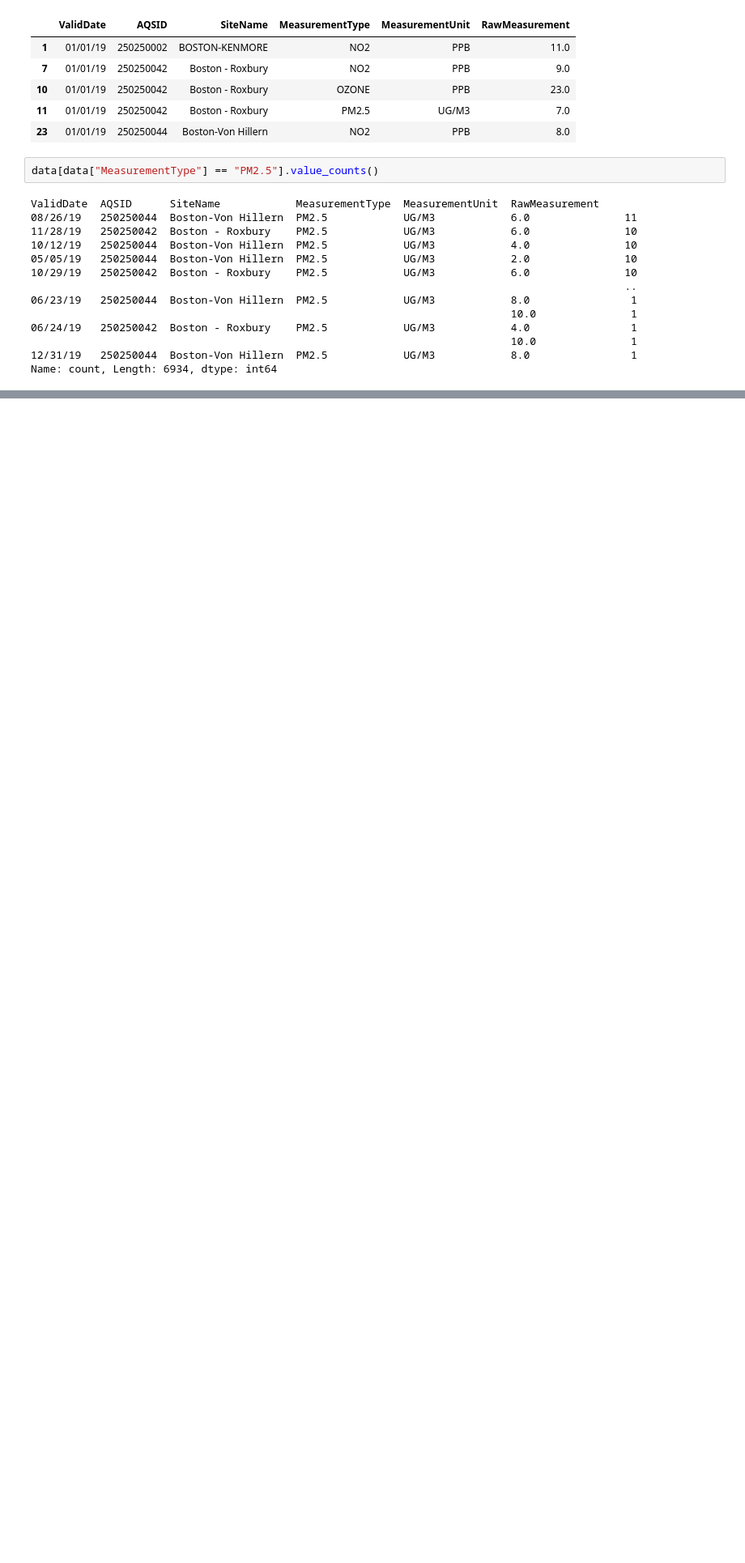
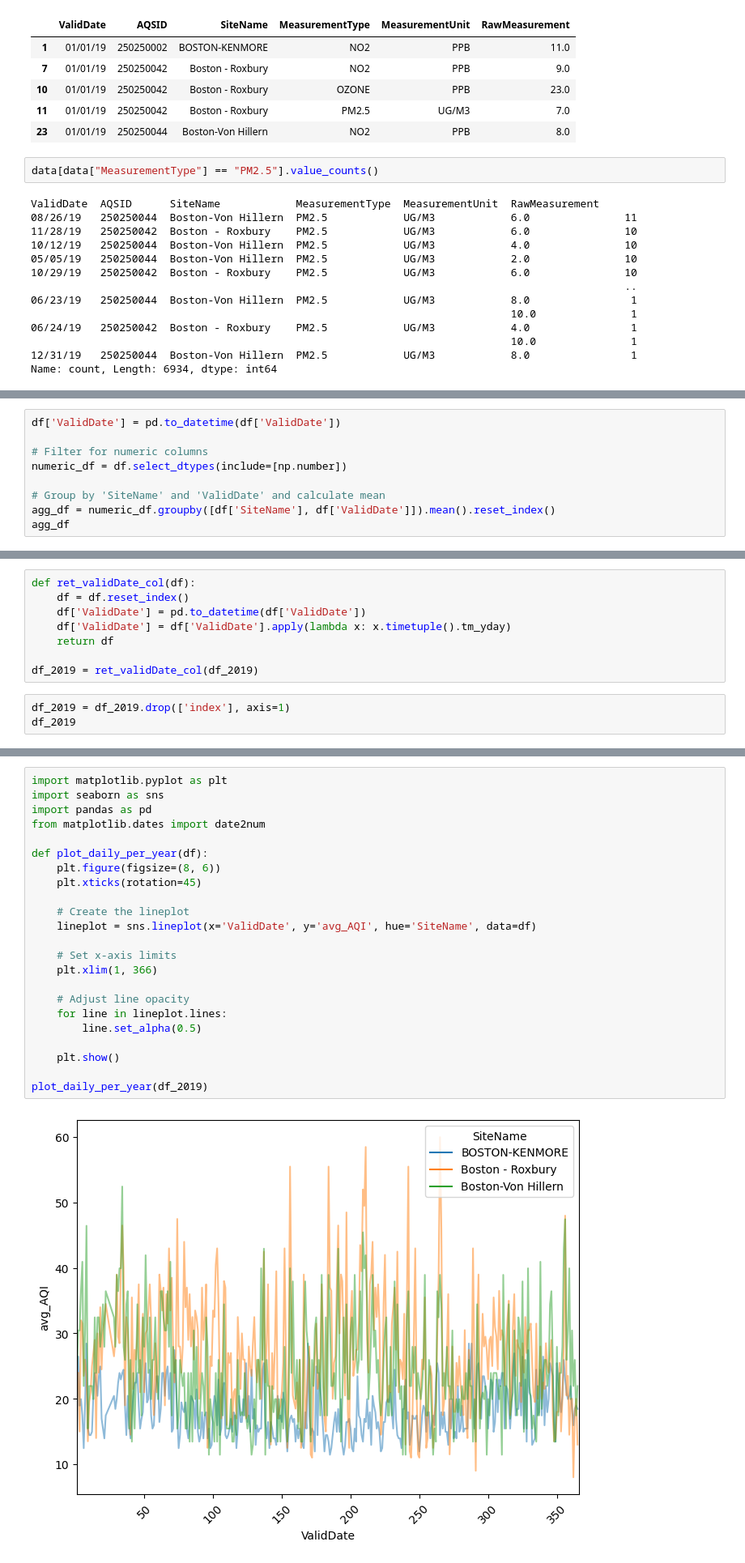
Before and after one commit to BU-Spark/ds-boston-transit-air-quality, a Jupyter notebook: fa23-team-c/data/AQI/unimportant/2019/analyze_2019_AQI.ipynb, the cells around one changed output, grey strips where cells are left out. Shown at 81% size. Cells and saved outputs as stored; diff of their text form; blank space fills up the shorter version.

```diff
--- a/fa23-team-c/data/AQI/unimportant/2019/analyze_2019_AQI.ipynb
+++ b/fa23-team-c/data/AQI/unimportant/2019/analyze_2019_AQI.ipynb
@@ -108,0 +228,9 @@ ModuleNotFoundError: No module named 'aqi'
+# %%
+df['ValidDate'] = pd.to_datetime(df['ValidDate'])
+
+# Filter for numeric columns
+numeric_df = df.select_dtypes(include=[np.number])
+
+# Group by 'SiteName' and 'ValidDate' and calculate mean
+agg_df = numeric_df.groupby([df['SiteName'], df['ValidDate']]).mean().reset_index()
+agg_df
@@ -108,0 +278,11 @@ ModuleNotFoundError: No module named 'aqi'
+# %%
+def ret_validDate_col(df):
+    df = df.reset_index()
+    df['ValidDate'] = pd.to_datetime(df['ValidDate'])
+    df['ValidDate'] = df['ValidDate'].apply(lambda x: x.timetuple().tm_yday)
+    return df
+
+df_2019 = ret_validDate_col(df_2019)
+# %%
+df_2019 = df_2019.drop(['index'], axis=1)
+df_2019
@@ -108,0 +307,25 @@ ModuleNotFoundError: No module named 'aqi'
+# %%
+import matplotlib.pyplot as plt
+import seaborn as sns
+import pandas as pd
+from matplotlib.dates import date2num
+
+def plot_daily_per_year(df):
+    plt.figure(figsize=(8, 6))
+    plt.xticks(rotation=45)
+
+    # Create the lineplot
+    lineplot = sns.lineplot(x='ValidDate', y='avg_AQI', hue='SiteName', data=df)
+
+    # Set x-axis limits
+    plt.xlim(1, 366)
+
+    # Adjust line opacity
+    for line in lineplot.lines:
+        line.set_alpha(0.5)
+
+    plt.show()
+
+plot_daily_per_year(df_2019)
+# %% [output]
+[figure, added]
```
Also changed, not shown: parts of 17 cells of this notebook, 4 other files.
